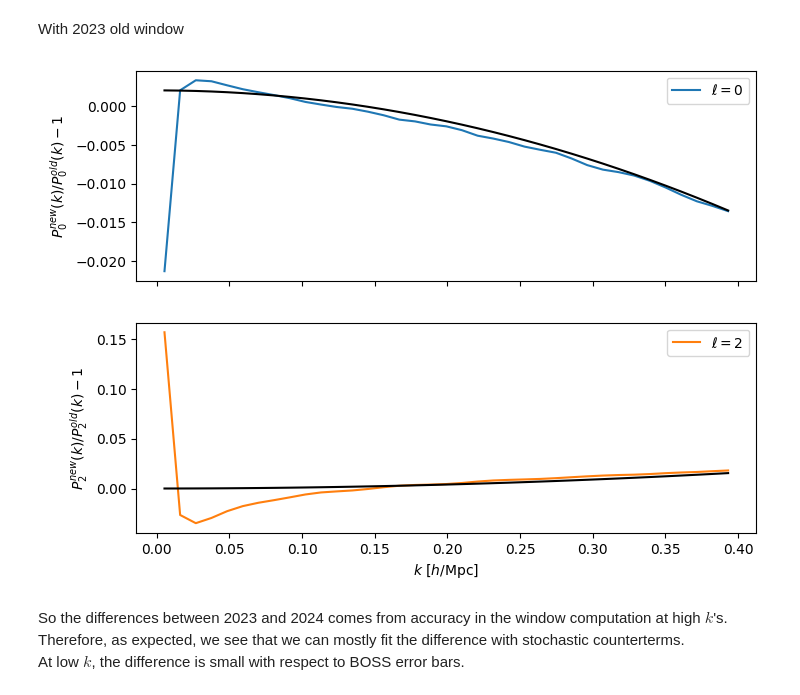
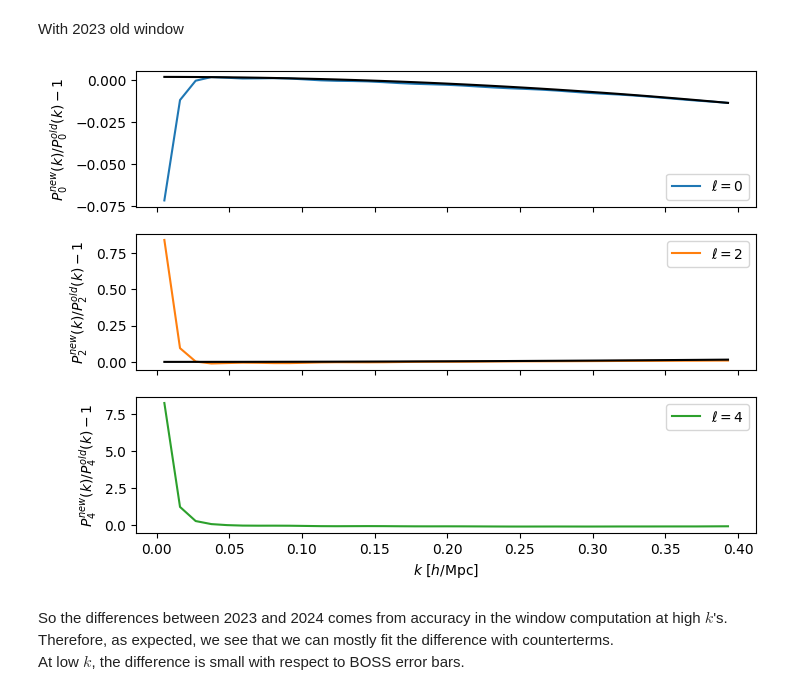
Before and after one commit to pierrexyz/fkpwin, a Jupyter notebook: notebooks/boss_pkwin.ipynb, the cells around one changed output. Saved outputs shown, nothing was run; the diff lists cells and outputs as text; code cells hidden in the pictures.

```diff
--- a/notebooks/boss_pkwin.ipynb
+++ b/notebooks/boss_pkwin.ipynb
@@ -105,7 +108,8 @@ from pybird.correlator import Correlator
 Loading saved window
 # %%
 from fkpwin.utils import read
-# z, red, sky = 0.57, "cmass", "ngc"
-z, red, sky = 0.32, "lowz", "sgc"
+z, red, sky = 0.57, "cmass", "ngc"
+# z, red, sky = 0.32, "lowz", "sgc"
 survey_mask = read(os.path.join('..', 'data', 'boss', 'wlmkp_boss_%s_%s') % (red, sky))
 k = survey_mask['p']
+print (k.shape)
@@ -137,3 +143,10 @@ Masked convolved power spectrum multipoles
 # %%
 wpk = np.einsum("lmkp,mp->lkp", survey_mask['wlmkp'], pk)
 pk_c = np.trapz(wpk, x=k, axis=-1)
+pk_c_ = np.einsum("lmkp,mp->lk", survey_mask['wlmkp_dp'], pk)
+# %%
+plt.figure(figsize=(8,3))
+for i, ell in enumerate(ells):
+    plt.plot(kcen, pk_c[i]/pk_c_[i])
+plt.xlabel(r'$k \ [h/{\rm Mpc}]$')
+plt.legend()
@@ -153,21 +170,21 @@ With 2023 old window
 # %%
 old_mask = np.load(os.path.join('..', 'pre', 'Wlmkp', 'Wlmkp_boss_%s_%s.npz') % (red, sky))
 ipk = interp1d(k, pk, axis=-1, kind='cubic', bounds_error=False, fill_value=0.)(old_mask['p'])
-pk_c_ = np.einsum('lmkp,mp->lk', old_mask['Wlm'][:2,:2], ipk) # (multipole a, multipole l, k, p) , (multipole l, power pectra s, p)
+pk_c_ = np.einsum('lmkp,mp->lk', old_mask['Wlm'][:len(ells),:len(ells)], ipk) # (multipole a, multipole l, k, p) , (multipole l, power pectra s, p)
 # %%
-f, ax = plt.subplots(2,1, figsize=(8,6), sharex=True)
+f, ax = plt.subplots(len(ells),1, figsize=(8,6), sharex=True)
 for i, ell in enumerate(ells):
     ax[i].plot(kcen, pk_c[i]/pk_c_[i]-1, 'C%s' % i, label=r'$\ell=%s$' % ell)
     ax[i].set_ylabel(r'$P_%s^{new}(k)/P_%s^{old}(k)-1$' % (ell, ell))
     ax[i].legend()
 plt.xlabel(r'$k \ [h/{\rm Mpc}]$')
 
 ax[0].plot(kcen, 0.002 - 0.1 * kcen**2, 'k')
 ax[1].plot(kcen, +0.1 * kcen**2, 'k')
 plt.show()
 # %% [output]
-[figure, old version]
+[figure, new version]
 # %% [markdown]
 So the differences between 2023 and 2024 comes from accuracy in the window computation at high $k$'s.
-Therefore, as expected, we see that we can mostly fit the difference with stochastic counterterms.
+Therefore, as expected, we see that we can mostly fit the difference with counterterms.
 At low $k$, the difference is small with respect to BOSS error bars.
```
Also changed, not shown: parts of 11 cells of this notebook, 5 other files.
